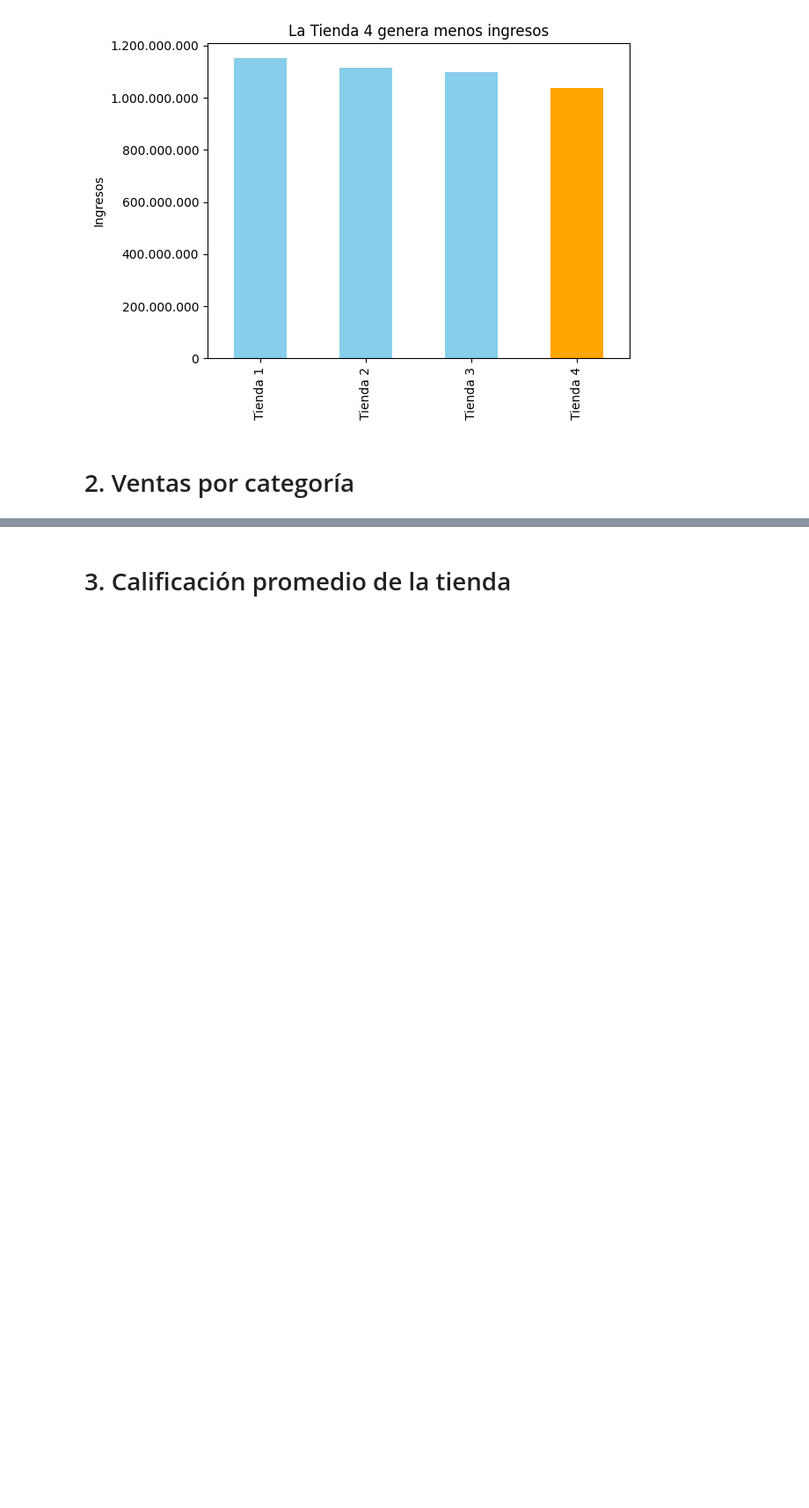
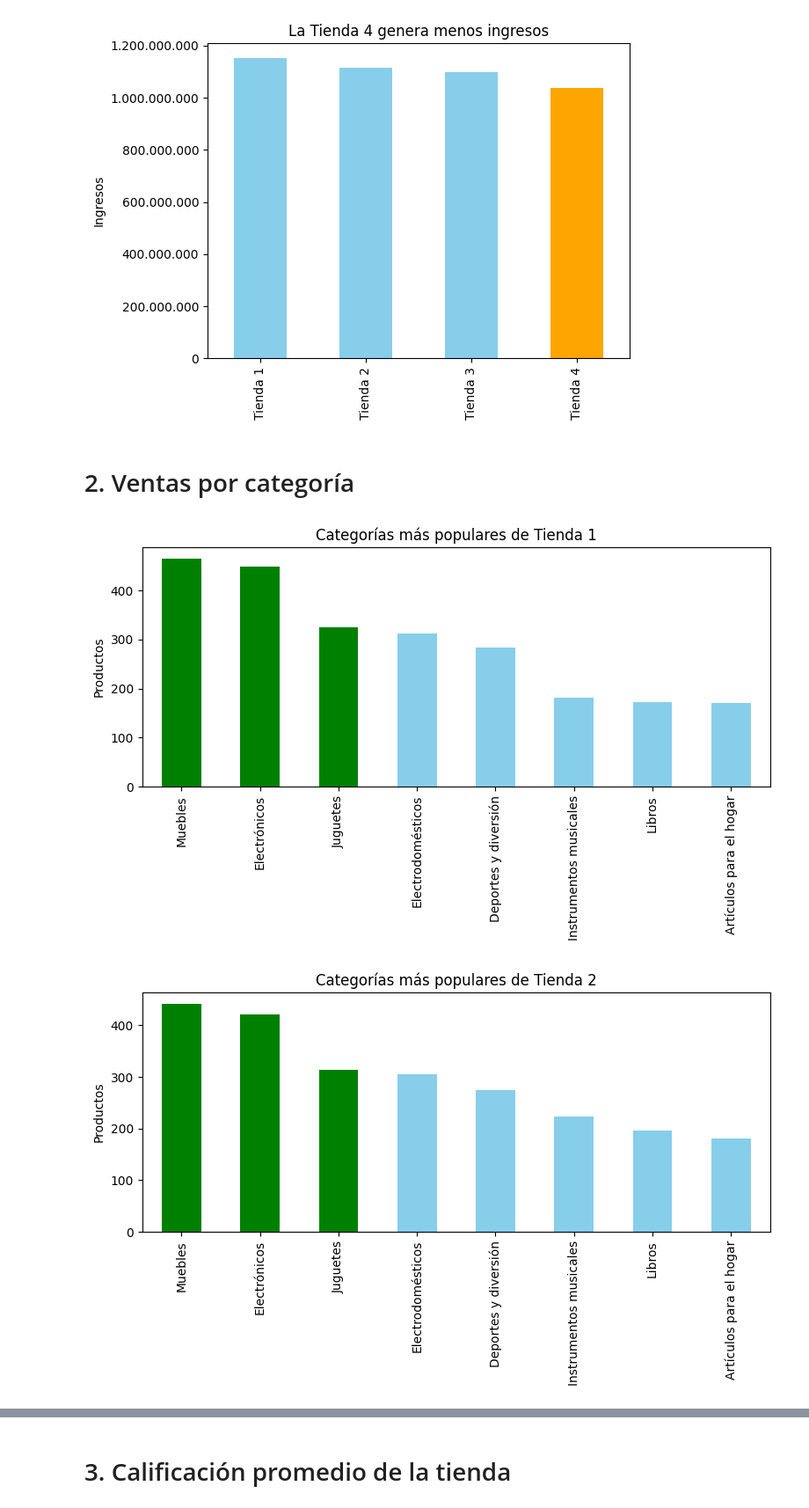
Before and after one commit to prieto-cristian/alura-store, a Jupyter notebook: AluraStoreLatam.ipynb, the cells around one changed output, grey strips where cells are left out. Shown at 88% size. Saved outputs shown, nothing was run; the diff lists cells and outputs as text; code cells hidden in the pictures; blank space fills up the shorter version.

```diff
--- a/AluraStoreLatam.ipynb
+++ b/AluraStoreLatam.ipynb
@@ -76,3 +75,13 @@ plt.show()
 [figure]
 # %% [markdown]
 # 2. Ventas por categoría
+# %%
+# Mostrar 4 graficas, resaltando las 3 categorias mas populares de cada tienda
+for i,t in enumerate(tiendas, start=1):
+    ventas_por_categorias = t["Categoría del Producto"].value_counts().to_frame(name="count")
+    df_top = ventas_por_categorias.head(3)
+    categorias_top = df_top.index.tolist()
+    mostrarCategoriasPopulares(ventas_por_categorias, categorias_top, "Tienda " + str(i))
+# %% [output]
+[figure, added]
+[figure, added]
```
Also changed, not shown: parts of 4 cells of this notebook.
